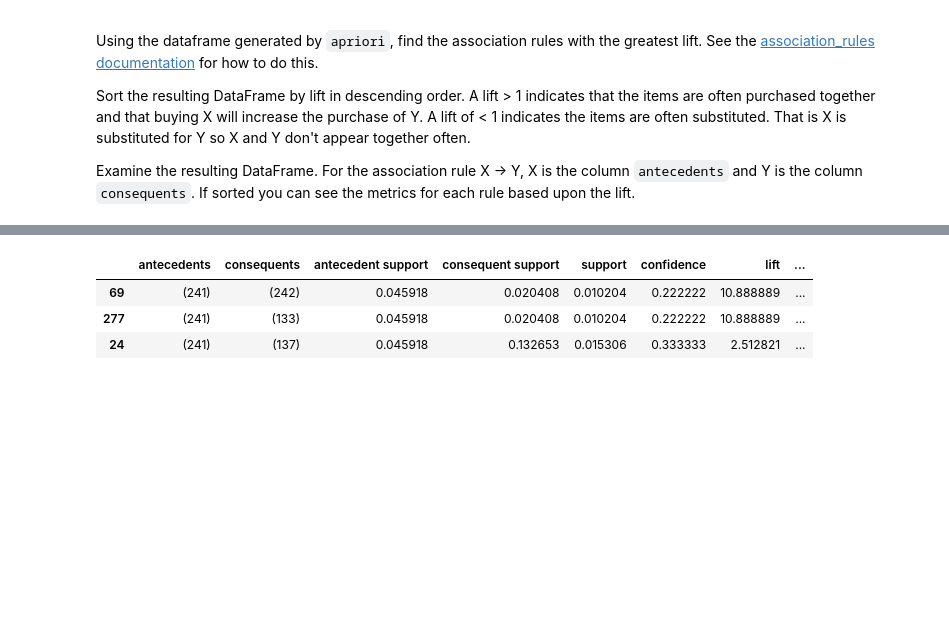
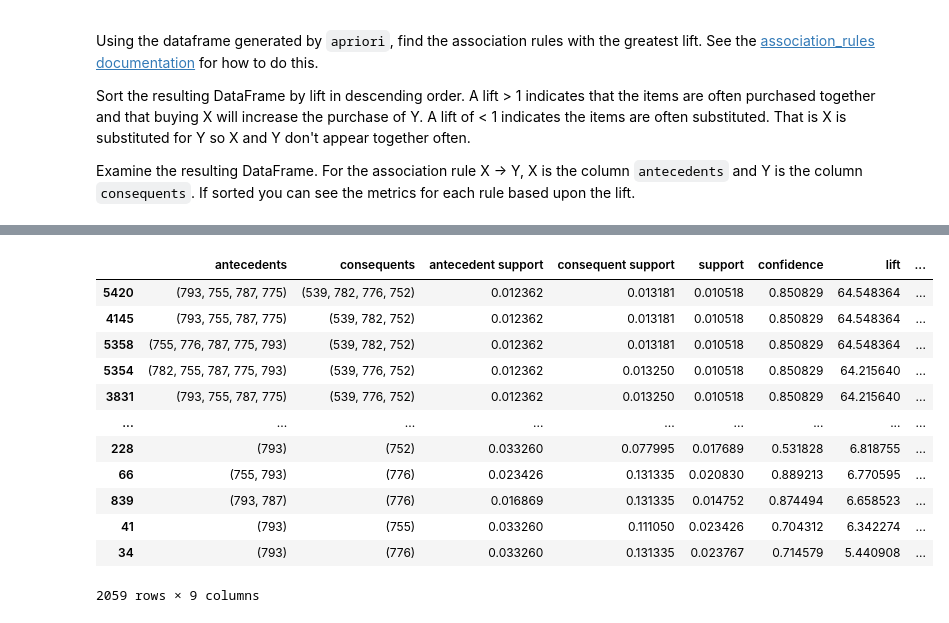
Before and after one commit to Chantland/eHRAF_Scraper, a Jupyter notebook: Analysis/stats-eHRAF_Scraper.ipynb, the cells around one changed output, grey strips where cells are left out. Cells and saved outputs as stored; diff of their text form; code cells hidden in the pictures; blank space fills up the shorter version.

```diff
--- a/Analysis/stats-eHRAF_Scraper.ipynb
+++ b/Analysis/stats-eHRAF_Scraper.ipynb
@@ -8,16 +11,14 @@ More work will be done
 import pandas as pd                 # dataframe storing
 import re                           # regex for searching through strings
 
-
-
-# put in file here
-# df = pd.read_excel('Data/text~Apple|PSF_web_data.xlsx')
-# df = pd.read_excel('../Data/subjects~(%22sickness%22+OR+%22preventive+medicine%22+OR+%22bodily+injuries%22+OR+%22sorcery%22)|PSF_web_data.xlsx')
-df = pd.read_excel('../Data/subjects~(%22sickness%22)|PSF_web_data.xlsx')
+# put file name here
+# file = r'subjects-(bodily_injuries_OR_preventive_medicine)_FILTERS-culture_level_samples(PSF)_web_data.xlsx'
+file = r'subjects~(%22sickness%22)|PSF_web_data.xlsx'
+df = pd.read_excel('../Data/' + file)
 # Turn the string of column OCM back into a list
 df['OCM'] = df.OCM.apply(lambda x: re.sub(" ",'',x))
 df['OCM'] = df.OCM.apply(lambda x: x[1:-1].split(','))
 
 # did it work? did it output a single OCM string?
-df['OCM'][0]
+df['OCM'][0][0]
 # %% [output]
@@ -291,11 +377,20 @@ rules
 # %%
 # look for OCM codes within the list
-lst = frozenset(["241","226"])
+lst = frozenset(["793","226"])
 msk = rules['antecedents'].apply(lambda x: not set(x).isdisjoint(lst))
 out = rules.loc[msk]
 out
 # %% [output]
 |  | antecedents | consequents | antecedent support | consequent support | support | confidence | lift | ... |
-| 69 | (241) | (242) | 0.045918 | 0.020408 | 0.010204 | 0.222222 | 10.888889 | ... |
-| 277 | (241) | (133) | 0.045918 | 0.020408 | 0.010204 | 0.222222 | 10.888889 | ... |
-| 24 | (241) | (137) | 0.045918 | 0.132653 | 0.015306 | 0.333333 | 2.512821 | ... |
+| 5420 | (793, 755, 787, 775) | (539, 782, 776, 752) | 0.012362 | 0.013181 | 0.010518 | 0.850829 | 64.548364 | ... |
+| 4145 | (793, 755, 787, 775) | (539, 782, 752) | 0.012362 | 0.013181 | 0.010518 | 0.850829 | 64.548364 | ... |
+| 5358 | (755, 776, 787, 775, 793) | (539, 782, 752) | 0.012362 | 0.013181 | 0.010518 | 0.850829 | 64.548364 | ... |
+| 5354 | (782, 755, 787, 775, 793) | (539, 776, 752) | 0.012362 | 0.013250 | 0.010518 | 0.850829 | 64.215640 | ... |
+| 3831 | (793, 755, 787, 775) | (539, 776, 752) | 0.012362 | 0.013250 | 0.010518 | 0.850829 | 64.215640 | ... |
+| ... | ... | ... | ... | ... | ... | ... | ... | ... |
+| 228 | (793) | (752) | 0.033260 | 0.077995 | 0.017689 | 0.531828 | 6.818755 | ... |
+| 66 | (755, 793) | (776) | 0.023426 | 0.131335 | 0.020830 | 0.889213 | 6.770595 | ... |
+| 839 | (793, 787) | (776) | 0.016869 | 0.131335 | 0.014752 | 0.874494 | 6.658523 | ... |
+| 41 | (793) | (755) | 0.033260 | 0.111050 | 0.023426 | 0.704312 | 6.342274 | ... |
+| 34 | (793) | (776) | 0.033260 | 0.131335 | 0.023767 | 0.714579 | 5.440908 | ... |
+2059 rows × 9 columns
```
Also changed, not shown: parts of 36 cells of this notebook, 4 other files.
